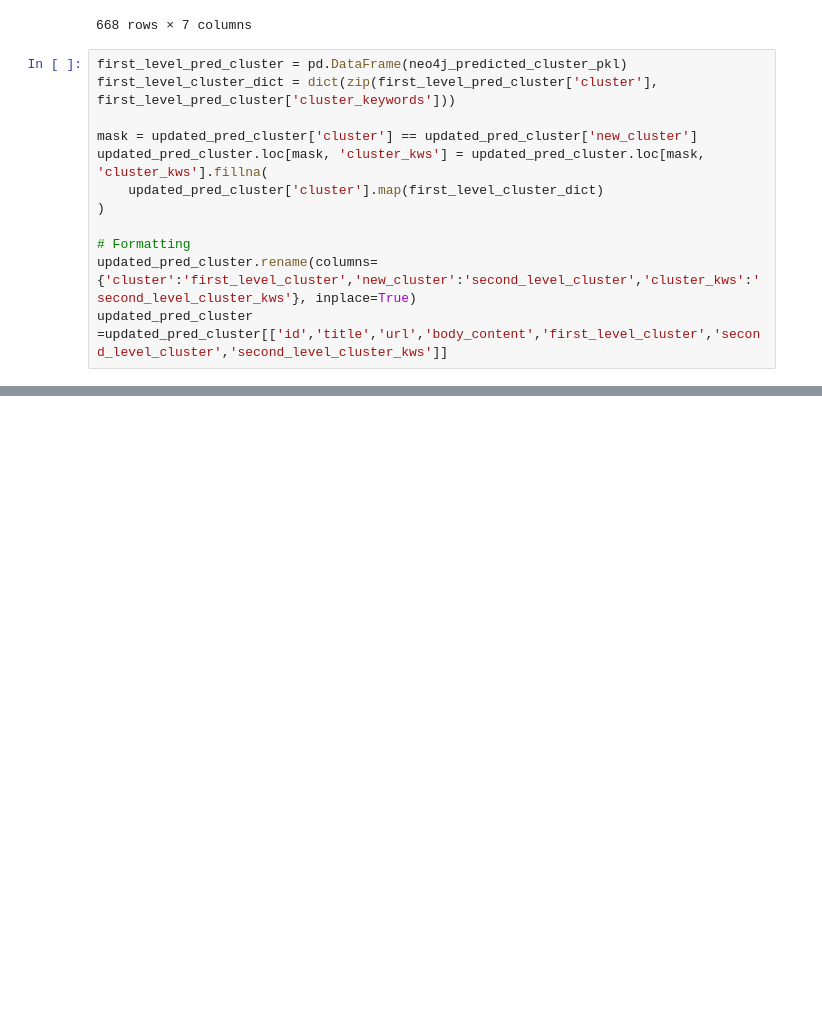
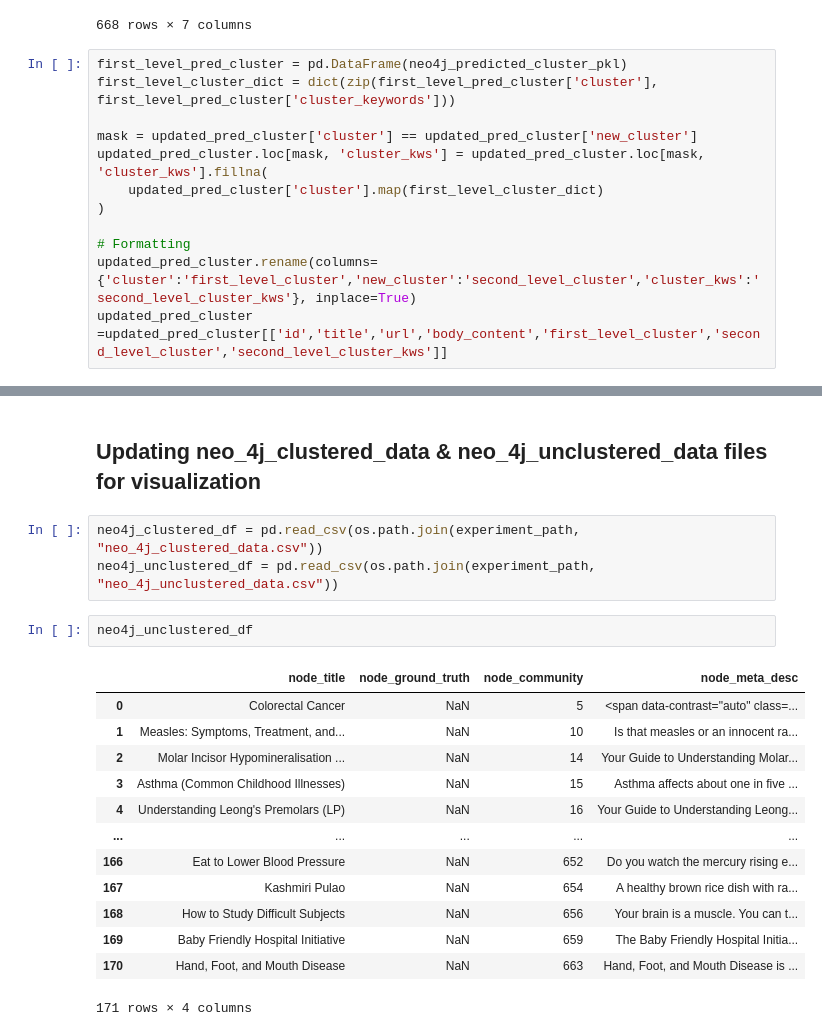
Before and after one commit to Synapxe-DNA/healthhub-content-optimization, a Jupyter notebook: content-optimization/notebooks/sub_grouping.ipynb, the cells around one changed output, grey strips where cells are left out. Saved outputs shown, nothing was run; the diff lists cells and outputs as text; blank space fills up the shorter version.

```diff
--- a/content-optimization/notebooks/sub_grouping.ipynb
+++ b/content-optimization/notebooks/sub_grouping.ipynb
@@ -290,0 +356,21 @@ updated_pred_cluster.to_csv(os.path.join(experiment_path,"predicted_cluster_2nd_
+# %% [markdown]
+## Updating neo_4j_clustered_data & neo_4j_unclustered_data files for visualization
+# %%
+neo4j_clustered_df = pd.read_csv(os.path.join(experiment_path, "neo_4j_clustered_data.csv"))
+neo4j_unclustered_df = pd.read_csv(os.path.join(experiment_path, "neo_4j_unclustered_data.csv"))
+# %%
+neo4j_unclustered_df
+# %% [output]
+|  | node_title | node_ground_truth | node_community | node_meta_desc |
+| 0 | Colorectal Cancer | NaN | 5 | <span data-contrast="auto" class=... |
+| 1 | Measles: Symptoms, Treatment, and... | NaN | 10 | Is that measles or an innocent ra... |
+| 2 | Molar Incisor Hypomineralisation ... | NaN | 14 | Your Guide to Understanding Molar... |
+| 3 | Asthma (Common Childhood Illnesses) | NaN | 15 | Asthma affects about one in five ... |
+| 4 | Understanding Leong's Premolars (LP) | NaN | 16 | Your Guide to Understanding Leong... |
+| ... | ... | ... | ... | ... |
+| 166 | Eat to Lower Blood Pressure | NaN | 652 | Do you watch the mercury rising e... |
+| 167 | Kashmiri Pulao | NaN | 654 | A healthy brown rice dish with ra... |
+| 168 | How to Study Difficult Subjects | NaN | 656 | Your brain is a muscle. You can t... |
+| 169 | Baby Friendly Hospital Initiative | NaN | 659 | The Baby Friendly Hospital Initia... |
+| 170 | Hand, Foot, and Mouth Disease | NaN | 663 | Hand, Foot, and Mouth Disease is ... |
+171 rows × 4 columns
```
Also changed, not shown: parts of 19 cells of this notebook.
